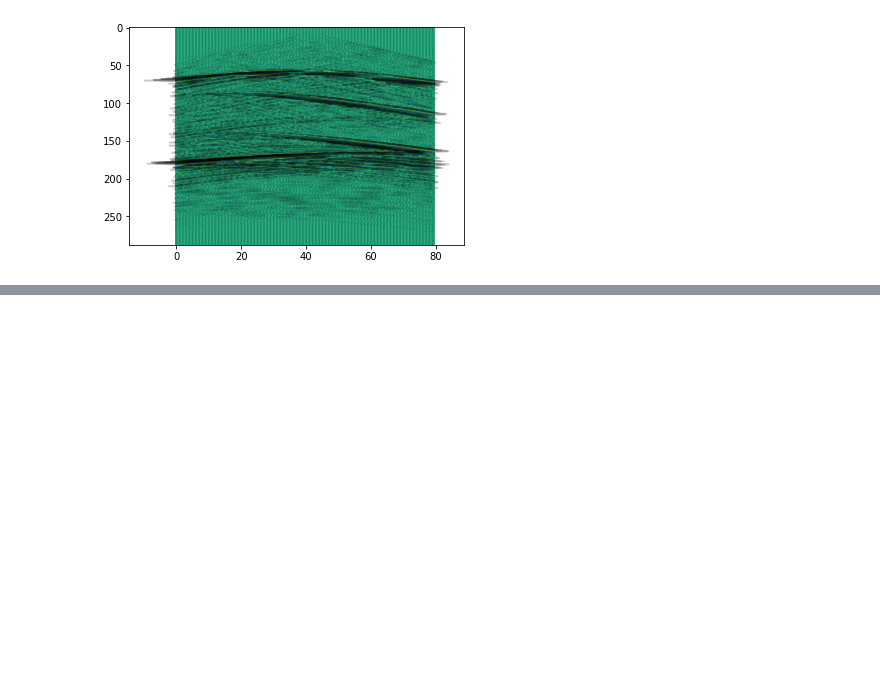
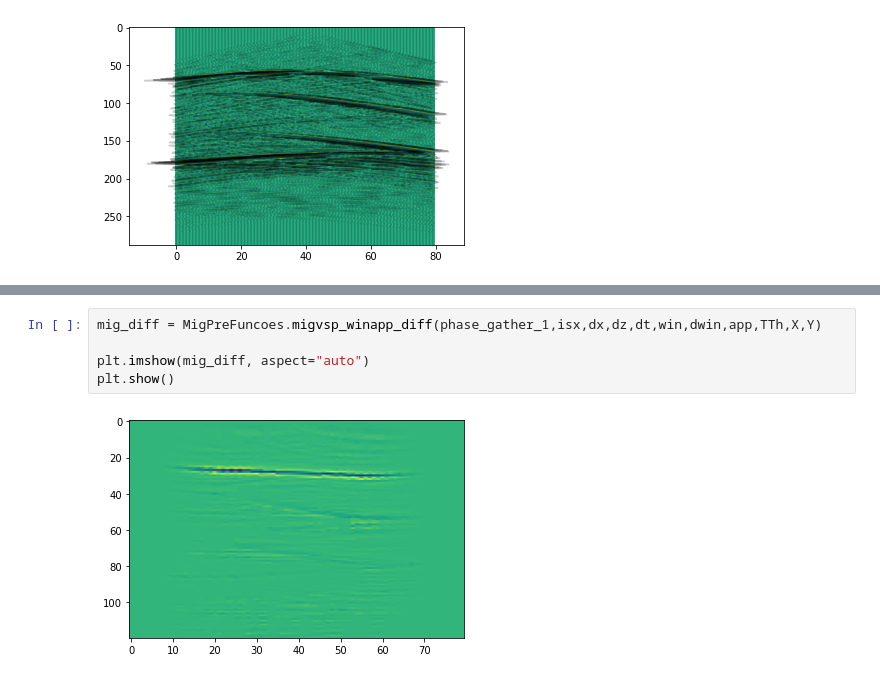
Before and after one commit to GuilhermeZakarewicz/DiffraPy, a Jupyter notebook: Teste_MeiaDerivada.ipynb, the cells around one changed output, grey strips where cells are left out. Saved outputs shown, nothing was run; the diff lists cells and outputs as text; blank space fills up the shorter version.

```diff
--- a/Teste_MeiaDerivada.ipynb
+++ b/Teste_MeiaDerivada.ipynb
@@ -135,0 +216,7 @@ plt.show()
+# %%
+mig_diff = MigPreFuncoes.migvsp_winapp_diff(phase_gather_1,isx,dx,dz,dt,win,dwin,app,TTh,X,Y)
+
+plt.imshow(mig_diff, aspect="auto")
+plt.show()
+# %% [output]
+[figure, added]
```
Also changed, not shown: parts of 18 cells of this notebook.
